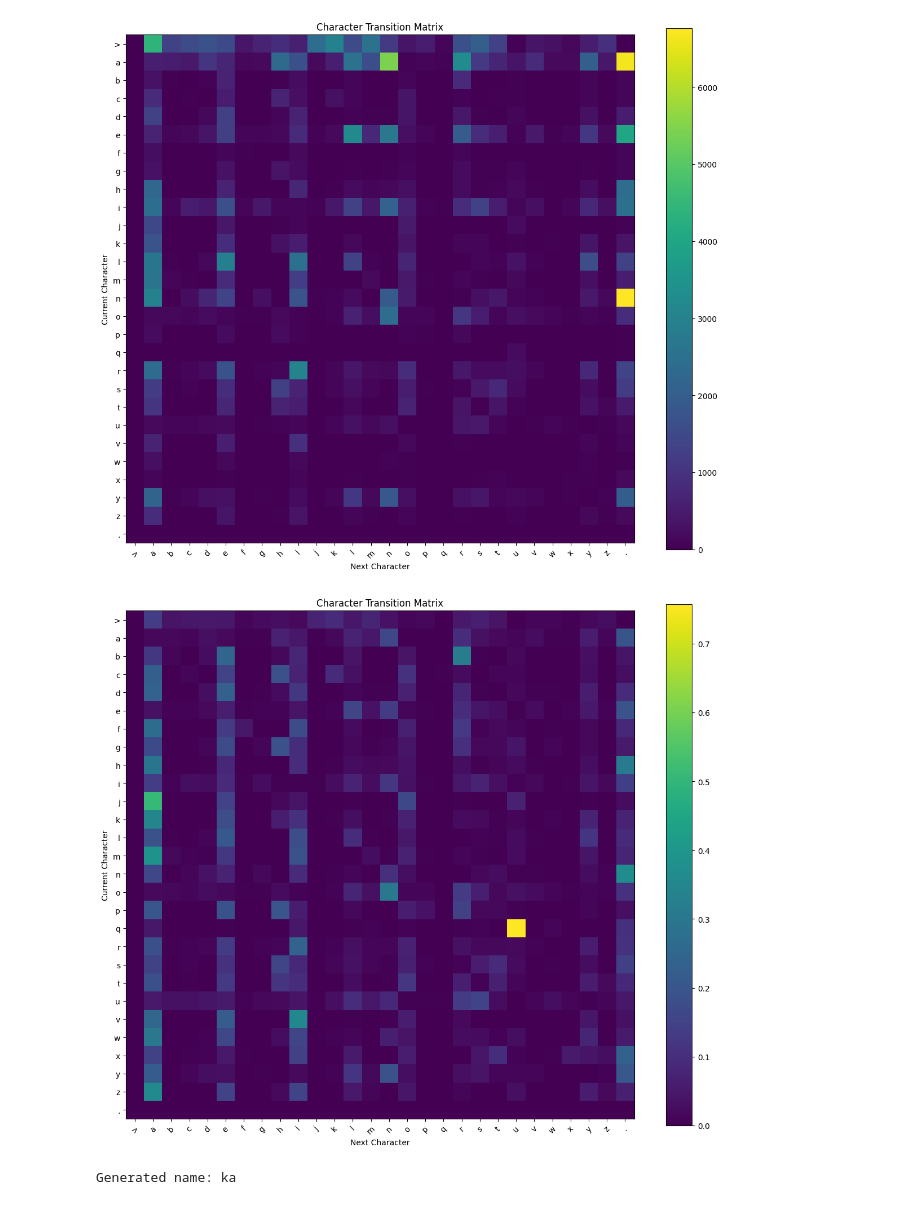
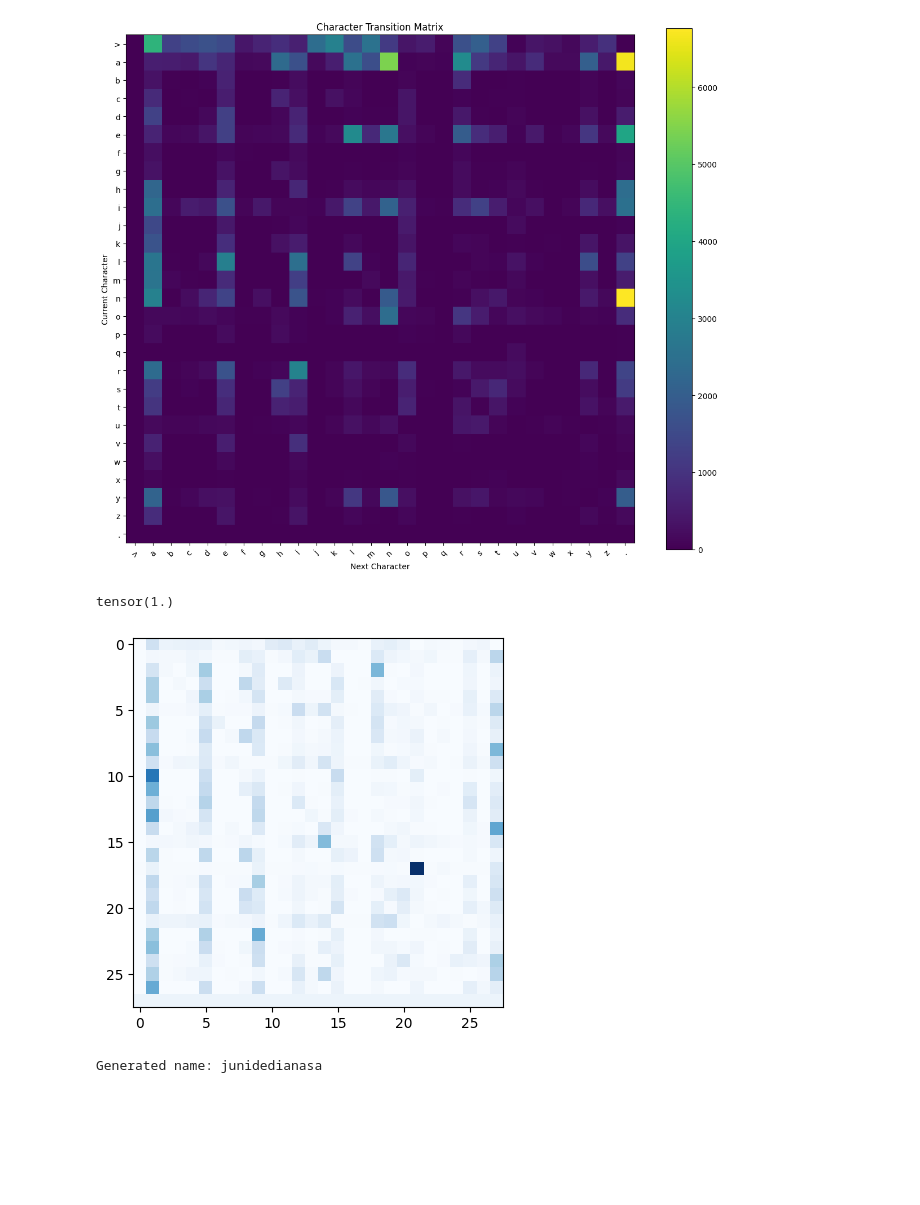
Before and after one commit to AnirudhhRamesh/GPT2, a Jupyter notebook: bigram.ipynb, the cells around one changed output. Saved outputs shown, nothing was run; the diff lists cells and outputs as text; code cells hidden in the pictures; blank space fills up the shorter version.

```diff
--- a/bigram.ipynb
+++ b/bigram.ipynb
@@ -20,6 +20,7 @@ Then, we want to count the frequencies of these chars from our dataset (i.e. we
 
 We'll want to also normalize the dataset per row (this gives us a nice 0-1 value which we can use for sampling the next char using a probability distribution (which type of distribution? Uniform random distribution?))
 # %%
+import torch
 formatted_names = []
 
 # Preprend + append the start/end tokens
@@ -34,10 +35,7 @@ print(f"Count: {len(formatted_names)}, sample: {formatted_names[:5]}...")
 
 # Create a 2-char sliding window and count the frequencies
 VOCAB_SIZE = 28
-matrix = []
-
-for i in range(VOCAB_SIZE):
-    matrix.append([0]*VOCAB_SIZE)
+matrix = torch.zeros((VOCAB_SIZE,VOCAB_SIZE), dtype=torch.int32)
 
 for formatted_name in formatted_names:
     for i, char in enumerate(formatted_name):
@@ -85,15 +83,13 @@ visualize_matrix(matrix)
 # %% [output]
 Count: 32033, sample: ['>emma.', '>olivia.', '>ava.', '>isabella.', '>sophia.']...
 [figure]
-# %%
-# Normalize each row
-for i, row in enumerate(matrix):
-    rowsum = sum(row)
-
-    if rowsum != 0:
-        for j, col in enumerate(row):
-            matrix[i][j] = float(col)/float(rowsum)
-
-visualize_matrix(matrix)
-# %% [output]
-[figure, removed]
+# %%
+# Normalize each row
+p = matrix.float()
+p = p + 1
+p = p / p.sum(1, keepdim=True)
+plt.imshow(p, cmap="Blues")
+p[27].sum()
+# %% [output]
+tensor(1.)
+[figure, added]
@@ -106,7 +104,8 @@ latest_char = START_TOKEN
 
 while latest_char != END_TOKEN:
     # Sample the next index based on the probability distribution in matrix[current_index]
-    next_index = np.random.choice(VOCAB_SIZE, p=matrix[current_index])
+    probs = p[current_index]
+    next_index = torch.multinomial(probs, num_samples=1, replacement=True, generator=g).item()
 
     # Convert index back to character
     if next_index == 0:
@@ -123,4 +122,4 @@ while latest_char != END_TOKEN:
 
 print(f"Generated name: {generated}")
 # %% [output]
-Generated name: ka
+Generated name: junidedianasa
```
Also changed, not shown: parts of 4 cells of this notebook.
